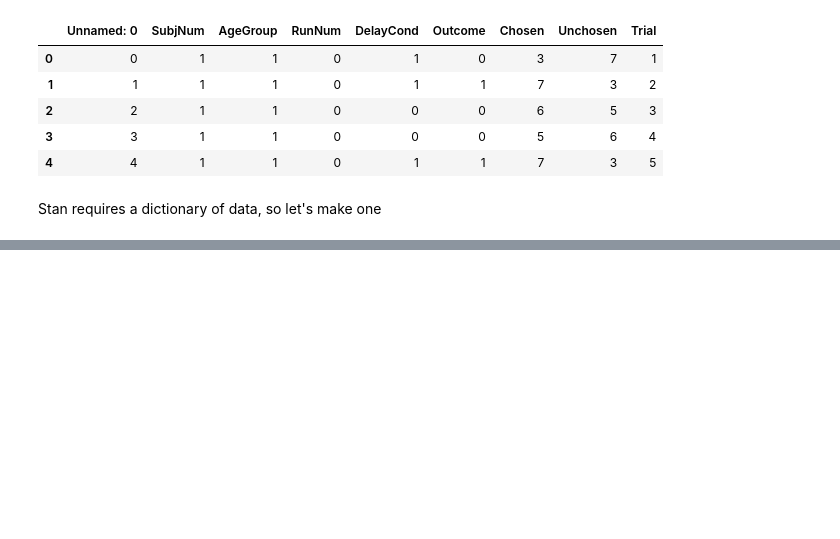
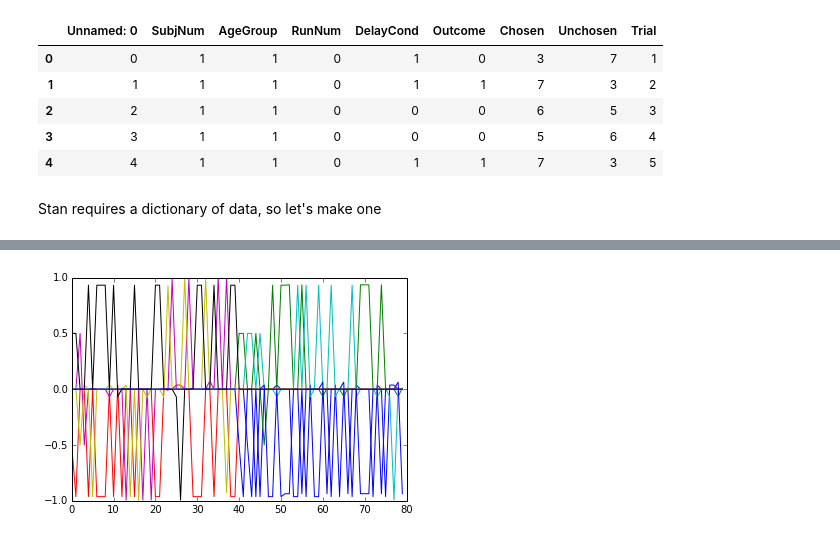
Before and after one commit to jmxpearson/bayesrl, a Jupyter notebook: Model0.ipynb, the cells around one changed output, grey strips where cells are left out. Cells and saved outputs as stored; diff of their text form; code cells hidden in the pictures; blank space fills up the shorter version.

```diff
--- a/Model0.ipynb
+++ b/Model0.ipynb
@@ -98,0 +119,6 @@ fit.plot('beta');
+# %%
+# plot mean posterior RPE values across task
+subj = 0
+plt.plot(np.mean(samples['Delta'], 0)[subj]);
+# %% [output]
+[figure, added]
```
Also changed, not shown: parts of 8 cells of this notebook, 4 other files.
